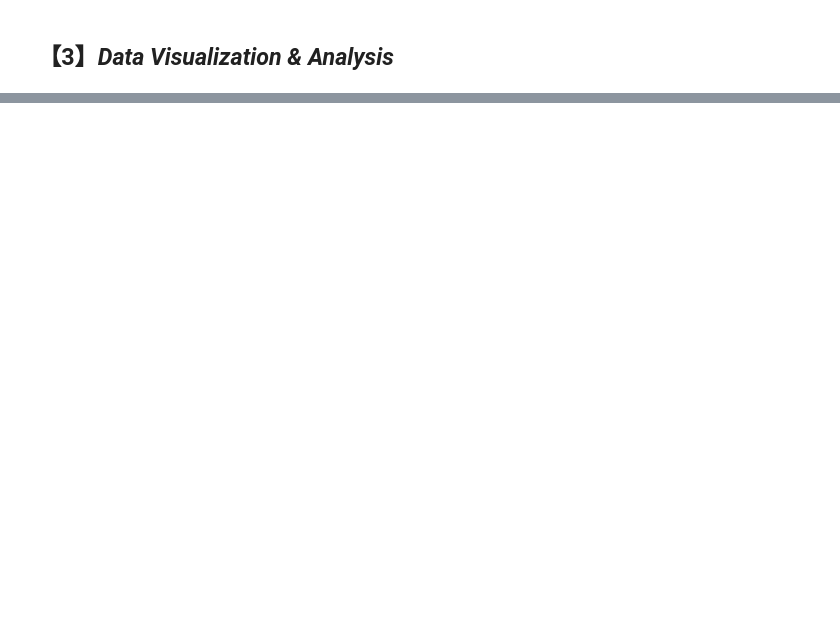
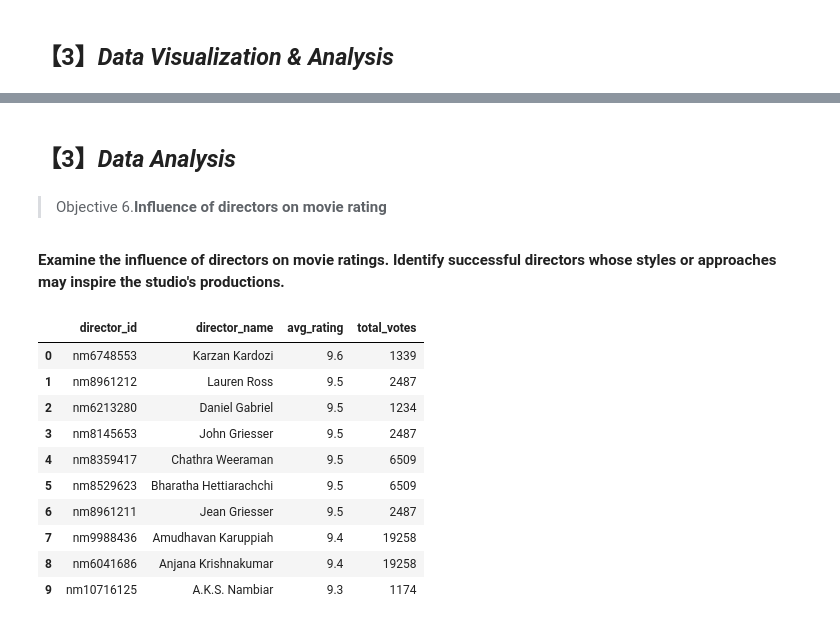
Before and after one commit to JUDAH004/GROUP-4_SK_-PHASE-2-PROJECT, a Jupyter notebook: project_notebook.ipynb, the cells around one changed output, grey strips where cells are left out. Saved outputs shown, nothing was run; the diff lists cells and outputs as text; code cells hidden in the pictures; blank space fills up the shorter version.

```diff
--- a/project_notebook.ipynb
+++ b/project_notebook.ipynb
@@ -1444,0 +1202,42 @@ P-value: 0.00000
+# %% [markdown]
+## 【3】*Data Analysis*
+# %% [markdown]
+> Objective 6.**Influence of directors on movie rating**
+# %% [markdown]
+ **Examine the influence of directors on movie ratings. Identify successful directors whose styles or approaches may inspire the studio's productions.**
+# %%
+# Link directors with their names, ratings, and votes
+query = """
+SELECT d.person_id AS director_id,
+       p.primary_name AS director_name,
+       AVG(mr.averagerating) AS avg_rating,
+       SUM(mr.numvotes) AS total_votes
+FROM directors d
+JOIN movie_basics mb ON d.movie_id = mb.movie_id
+JOIN movie_ratings mr ON mb.movie_id = mr.movie_id
+JOIN persons p ON d.person_id = p.person_id
+GROUP BY d.person_id, p.primary_name
+"""
+directors_aggregated_df = pd.read_sql_query(query, conn)
+
+directors_aggregated_df = directors_aggregated_df[directors_aggregated_df['total_votes'] > 1000]
+
+# Sort directors by avg_rating in descending order
+directors_aggregated_df = directors_aggregated_df.sort_values(by='avg_rating', ascending=False)
+
+# Reset the index to remove the unnamed column
+directors_aggregated_df.reset_index(drop=True, inplace=True)
+
+directors_aggregated_df.head(10)
+# %% [output]
+|  | director_id | director_name | avg_rating | total_votes |
+| 0 | nm6748553 | Karzan Kardozi | 9.6 | 1339 |
+| 1 | nm8961212 | Lauren Ross | 9.5 | 2487 |
+| 2 | nm6213280 | Daniel Gabriel | 9.5 | 1234 |
+| 3 | nm8145653 | John Griesser | 9.5 | 2487 |
+| 4 | nm8359417 | Chathra Weeraman | 9.5 | 6509 |
+| 5 | nm8529623 | Bharatha Hettiarachchi | 9.5 | 6509 |
+| 6 | nm8961211 | Jean Griesser | 9.5 | 2487 |
+| 7 | nm9988436 | Amudhavan Karuppiah | 9.4 | 19258 |
+| 8 | nm6041686 | Anjana Krishnakumar | 9.4 | 19258 |
+| 9 | nm10716125 | A.K.S. Nambiar | 9.3 | 1174 |
```
Also changed, not shown: parts of 71 cells of this notebook, 1 other file.
